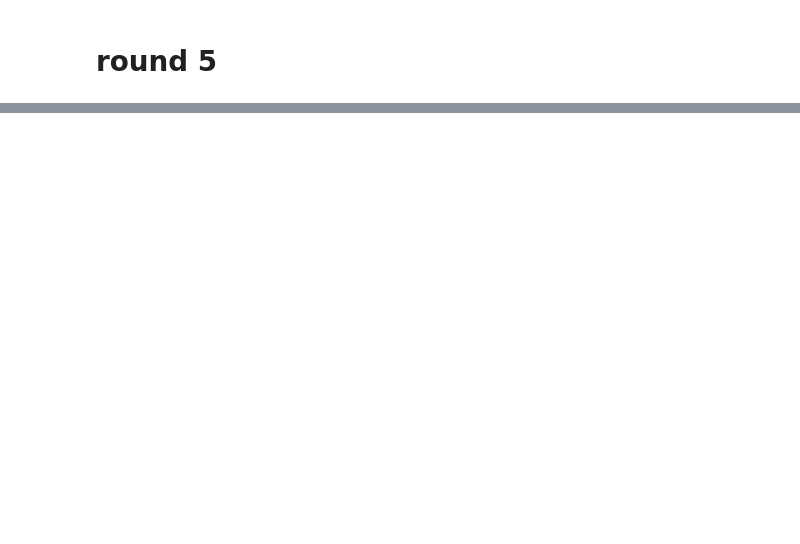
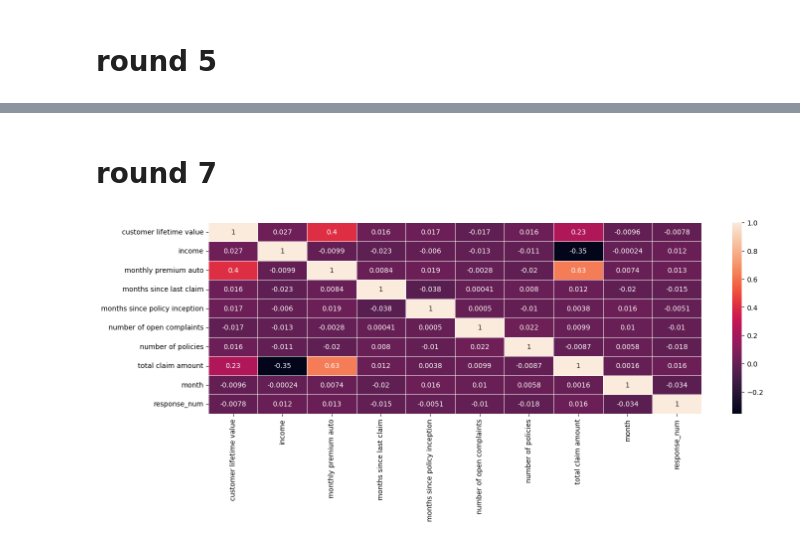
Before and after one commit to mdimasaac/lab-customer-analysis-round-2, a Jupyter notebook: solution round 2.ipynb, the cells around one changed output, grey strips where cells are left out. Cells and saved outputs as stored; diff of their text form; code cells hidden in the pictures; blank space fills up the shorter version.

```diff
--- a/solution round 2.ipynb
+++ b/solution round 2.ipynb
@@ -562,0 +688,2 @@ plt.show()
+# %% [markdown]
+# round 7
@@ -562,0 +692,11 @@ plt.show()
+# %%
+# defining numerical and categorical for the 2nd attempt
+numerical2 = pd.DataFrame(data.select_dtypes(np.number))
+categorical2 = pd.DataFrame(data.select_dtypes(object))
+# %%
+correlations_matrix2 = numerical2.corr()
+plt.figure(figsize = (16,5))
+sns.heatmap(correlations_matrix2, annot=True, linewidth = .5)
+plt.show()
+# %% [output]
+[figure, added]
```
Also changed, not shown: parts of 46 cells of this notebook, 2 other files.
